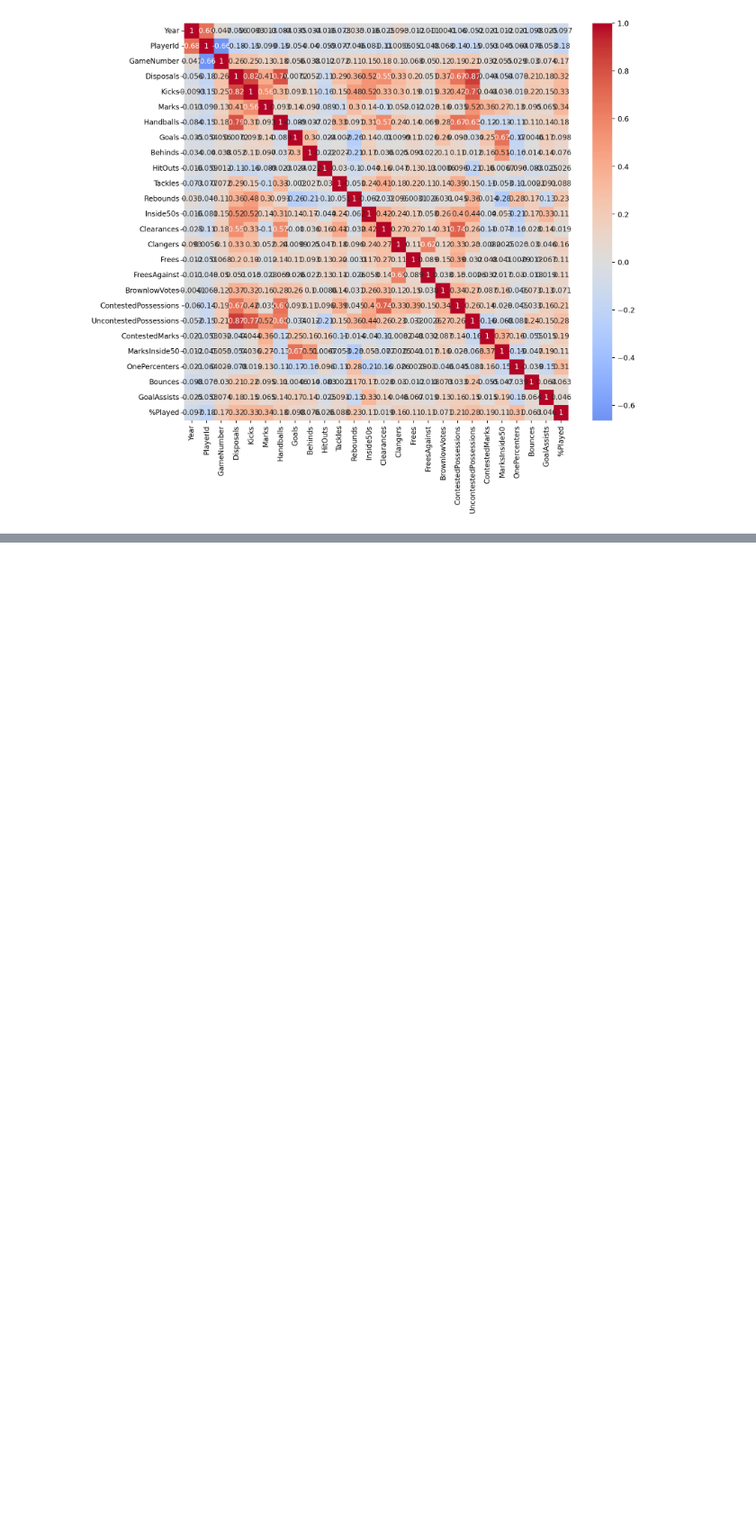
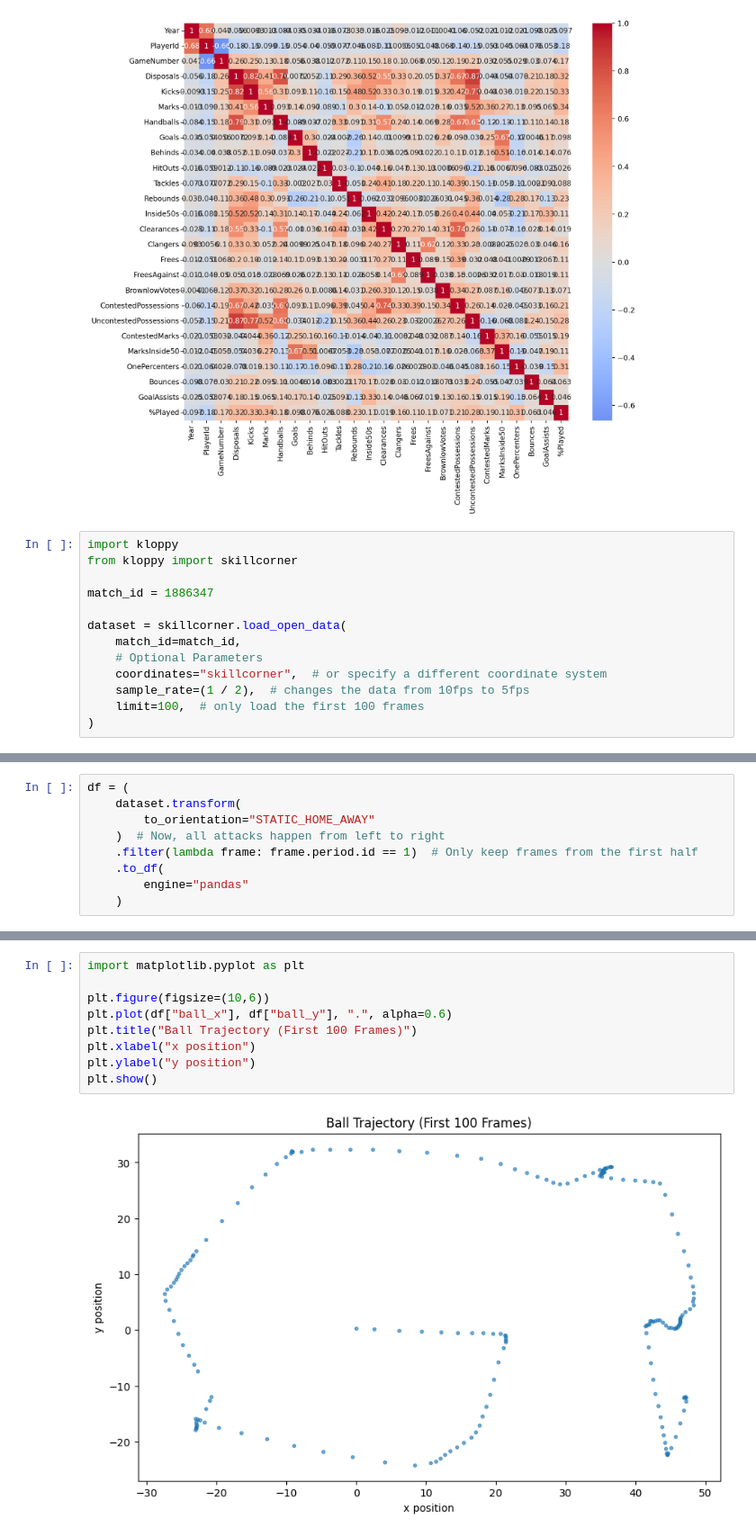
Before and after one commit to KaOs1204/Biomech_Project_2025, a Jupyter notebook: notebooks/01_exploration.ipynb, the cells around one changed output, grey strips where cells are left out. Shown at 90% size. Cells and saved outputs as stored; diff of their text form; blank space fills up the shorter version.

```diff
--- a/notebooks/01_exploration.ipynb
+++ b/notebooks/01_exploration.ipynb
@@ -100,3 +100,16 @@ fig, ax = plt.subplots(figsize=(12, 10), dpi=200)
 sns.heatmap(df.corr(numeric_only=True), annot=True, cmap="coolwarm", center=0, ax=ax);
 # %% [output]
 [figure]
+# %%
+import kloppy
+from kloppy import skillcorner
+
+match_id = 1886347
+
+dataset = skillcorner.load_open_data(
+    match_id=match_id,
+    # Optional Parameters
+    coordinates="skillcorner",  # or specify a different coordinate system
+    sample_rate=(1 / 2),  # changes the data from 10fps to 5fps
+    limit=100,  # only load the first 100 frames
+)
@@ -102,0 +120,9 @@ sns.heatmap(df.corr(numeric_only=True), annot=True, cmap="coolwarm", center=0, a
+# %%
+df = (
+    dataset.transform(
+        to_orientation="STATIC_HOME_AWAY"
+    )  # Now, all attacks happen from left to right
+    .filter(lambda frame: frame.period.id == 1)  # Only keep frames from the first half
+    .to_df(
+        engine="pandas"
+    )
@@ -102,0 +199,11 @@ sns.heatmap(df.corr(numeric_only=True), annot=True, cmap="coolwarm", center=0, a
+# %%
+import matplotlib.pyplot as plt
+
+plt.figure(figsize=(10,6))
+plt.plot(df["ball_x"], df["ball_y"], ".", alpha=0.6)
+plt.title("Ball Trajectory (First 100 Frames)")
+plt.xlabel("x position")
+plt.ylabel("y position")
+plt.show()
+# %% [output]
+[figure, added]
```
Also changed, not shown: parts of 7 cells of this notebook.
